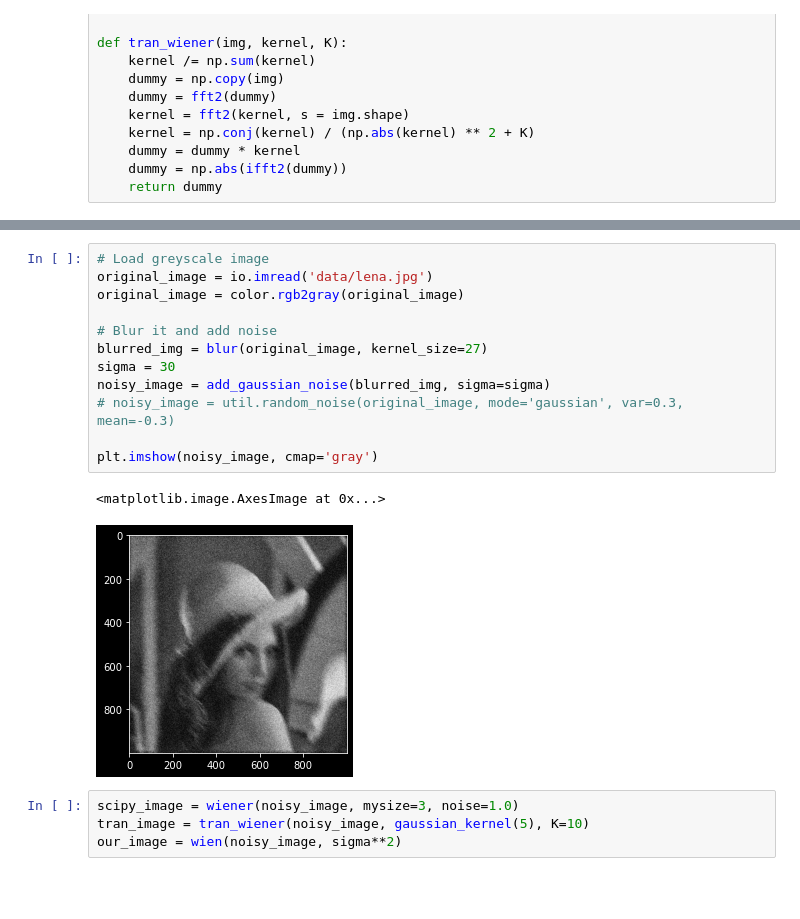
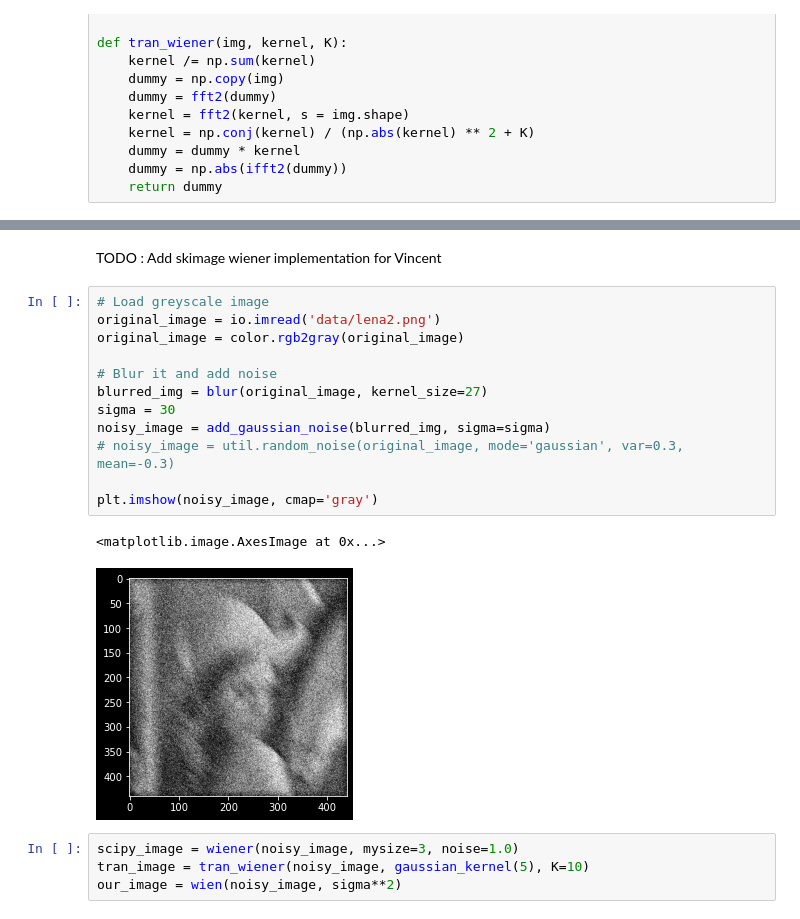
Before and after one commit to SteveAndMore/Wiener-Filter, a Jupyter notebook: Wiener-filter.ipynb, the cells around one changed output, grey strips where cells are left out. Cells and saved outputs as stored; diff of their text form; blank space fills up the shorter version.

```diff
--- a/Wiener-filter.ipynb
+++ b/Wiener-filter.ipynb
@@ -144,18 +144,20 @@ def wien(image, No=0.01):
+# %% [markdown]
+TODO : Add skimage wiener implementation for Vincent
 # %%
 # Load greyscale image
-original_image = io.imread('data/lena.jpg')
+original_image = io.imread('data/lena2.png')
 original_image = color.rgb2gray(original_image)
 
 # Blur it and add noise
 blurred_img = blur(original_image, kernel_size=27)
 sigma = 30
 noisy_image = add_gaussian_noise(blurred_img, sigma=sigma)
 # noisy_image = util.random_noise(original_image, mode='gaussian', var=0.3, mean=-0.3)
 
 plt.imshow(noisy_image, cmap='gray')
 # %% [output]
 <matplotlib.image.AxesImage at 0x...>
-[figure, old version]
+[figure, new version]
 # %%
 scipy_image = wiener(noisy_image, mysize=3, noise=1.0)
 tran_image = tran_wiener(noisy_image, gaussian_kernel(5), K=10)
```
Also changed, not shown: parts of 6 cells of this notebook, 5 other files.
